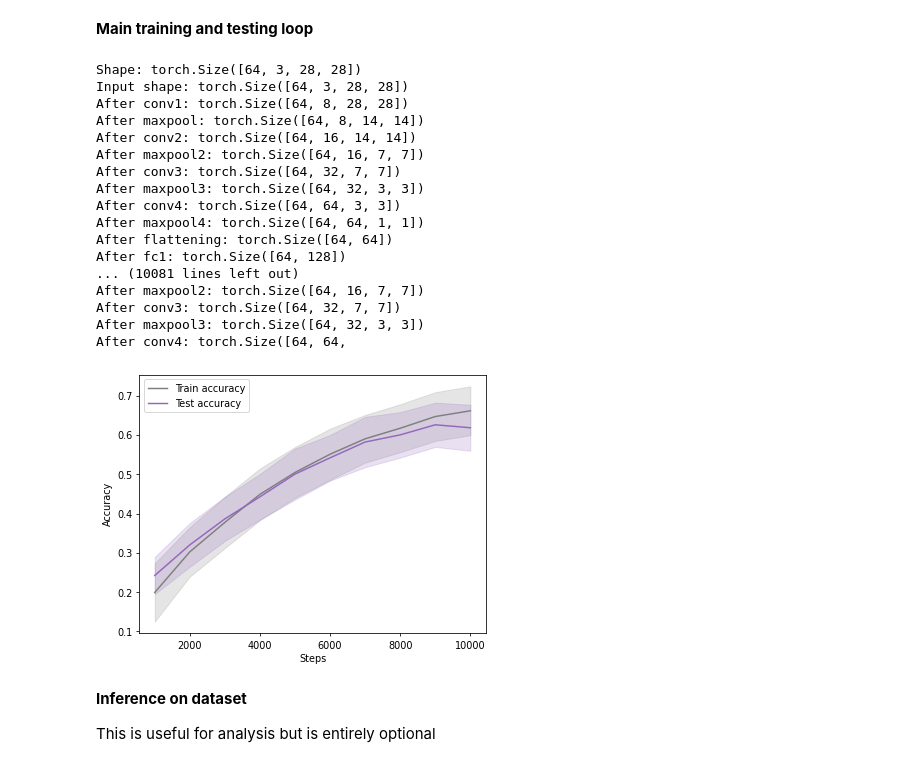
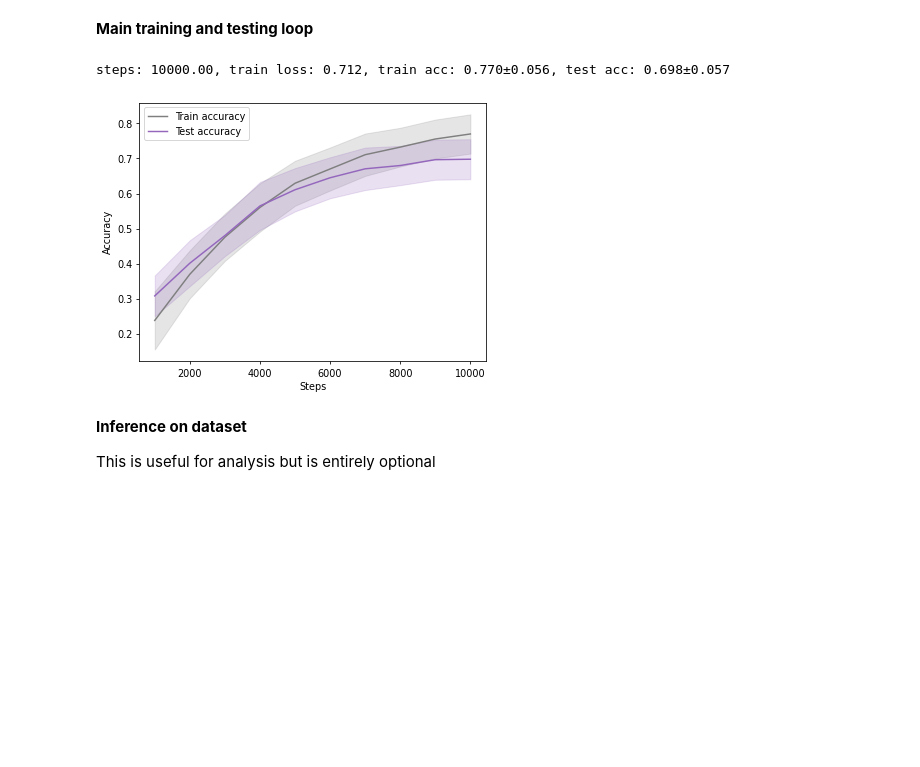
Before and after one commit to billy1479/DeepLearningCoursework, a Jupyter notebook: discriminativemodel.ipynb, the cells around one changed output. Drawn from its saved outputs; the diff is of its cells as text; code cells hidden in the pictures; blank space fills up the shorter version.

```diff
--- a/discriminativemodel.ipynb
+++ b/discriminativemodel.ipynb
@@ -101,9 +115,35 @@ test_x = np.load(test_x_path)
 test_y = np.load(test_y_path)
 print("Data loaded successfully.")
 
-# convert NumPy arrays to PyTorch tensors
-train_x = torch.from_numpy(train_x).float()
-train_y = torch.from_numpy(train_y).long()
+print("Shape of one training sample:", train_x.shape[1:])
+print("Shape of one validation sample:", valid_x.shape[1:])
+print("Shape of one test sample:", test_x.shape[1:])
+
+train_x = train_x.reshape(-1, 3, 28, 28)
+valid_x = valid_x.reshape(-1, 3, 28, 28)
+test_x = test_x.reshape(-1, 3, 28, 28)
+
+print("Shape of one training sample:", train_x.shape[1:])
+print("Shape of one validation sample:", valid_x.shape[1:])
+print("Shape of one test sample:", test_x.shape[1:])
+
+# TRANSFORMATIONS FOR THE IMAGES - part of attempt 3+
+transform = transforms.Compose({
+    transforms.ToPILImage(),
+    transforms.Resize((28,28))
+    # transforms.RandomHorizontalFlip(),
+    # transforms.RandomInvert(p=0.2),
+    # transforms.RandomAutocontrast(p=0.3)
+})
+
+# This doesn't work
+
+train_x_transformed = torch.stack([transform(img) for img in train_x])
+train_y_transformed = torch.stack([transform(img) for img in train_y])
+
+# convert NumPy arrays to PyTorch tensors - HAS BEEN CHANGED FOR THE ABOVE
+train_x = torch.from_numpy(train_x_transformed).float()
+train_y = torch.from_numpy(train_y_transformed).long()
 valid_x = torch.from_numpy(valid_x).float()
 valid_y = torch.from_numpy(valid_y).long()
 test_x = torch.from_numpy(test_x).float()
@@ -270,62 +424,50 @@ while (steps < 10000):
         x,t = next(train_iterator)
         x,t = x.to(device), t.to(device)
 
-        print("Shape: " + str(x.shape))
+        # print("Shape: " + str(x.shape))
 
         optimiser.zero_grad()
         p = N(x)
         pred = p.argmax(dim=1, keepdim=True)
-        loss = torch.nn.functional.cross_entropy(p, t)
+        # loss = torch.nn.functional.cross_entropy(p, t)
+        loss = criterion(p, t)
         loss.backward()
         optimiser.step()
         steps += 1
 
         train_loss_arr = np.append(train_loss_arr, loss.cpu().data)
         train_acc_arr = np.append(train_acc_arr, pred.data.eq(t.view_as(pred)).float().mean().item())
 
+    scheduler.step(loss) # added as part of ATTEMPT 2 !!!!!!!!!!!!!!!!1
+
     # iterate over the entire test dataset
     for x,t in test_loader:
         x,t = x.to(device), t.to(device)
         p = N(x)
-        loss = torch.nn.functional.cross_entropy(p, t)
+        # loss = torch.nn.functional.cross_entropy(p, t)
+        loss = criterion(p,t)
         pred = p.argmax(dim=1, keepdim=True)
         test_acc_arr = np.append(test_acc_arr, pred.data.eq(t.view_as(pred)).float().mean().item())
 
     # print your loss and accuracy data - include this in the final report
     print('steps: {:.2f}, train loss: {:.3f}, train acc: {:.3f}±{:.3f}, test acc: {:.3f}±{:.3f}'.format(
         steps, train_loss_arr.mean(),train_acc_arr.mean(),train_acc_arr.std(),test_acc_arr.mean(),test_acc_arr.std()))
 
     # plot your accuracy graph - add a graph like this in your final report
     plot_data.append([steps, np.array(train_acc_arr).mean(), np.array(train_acc_arr).std(), np.array(test_acc_arr).mean(), np.array(test_acc_arr).std()])
     reward_list = []
     plt.plot([x[0] for x in plot_data], [x[1] for x in plot_data], '-', color='tab:grey', label="Train accuracy")
     plt.fill_between([x[0] for x in plot_data], [x[1]-x[2] for x in plot_data], [x[1]+x[2] for x in plot_data], alpha=0.2, color='tab:grey')
     plt.plot([x[0] for x in plot_data], [x[3] for x in plot_data], '-', color='tab:purple', label="Test accuracy")
     plt.fill_between([x[0] for x in plot_data], [x[3]-x[4] for x in plot_data], [x[3]+x[4] for x in plot_data], alpha=0.2, color='tab:purple')
     plt.xlabel('Steps')
     plt.ylabel('Accuracy')
     plt.legend(loc="upper left")
     plt.show()
     disp.clear_output(wait=True)
 # %% [output]
-Shape: torch.Size([64, 3, 28, 28])
-Input shape: torch.Size([64, 3, 28, 28])
-After conv1: torch.Size([64, 8, 28, 28])
-After maxpool: torch.Size([64, 8, 14, 14])
-After conv2: torch.Size([64, 16, 14, 14])
-After maxpool2: torch.Size([64, 16, 7, 7])
-After conv3: torch.Size([64, 32, 7, 7])
-After maxpool3: torch.Size([64, 32, 3, 3])
-After conv4: torch.Size([64, 64, 3, 3])
-After maxpool4: torch.Size([64, 64, 1, 1])
-After flattening: torch.Size([64, 64])
-After fc1: torch.Size([64, 128])
-... (10081 lines left out)
-After maxpool2: torch.Size([64, 16, 7, 7])
-After conv3: torch.Size([64, 32, 7, 7])
-After maxpool3: torch.Size([64, 32, 3, 3])
-After conv4: torch.Size([64, 64,
+steps: 10000.00, train loss: 0.712, train acc: 0.770±0.056, test acc: 0.698±0.057
-[figure, old version]
+[figure, new version]
 # %% [markdown]
 **Inference on dataset**
 
```
Also changed, not shown: parts of 8 cells of this notebook.
